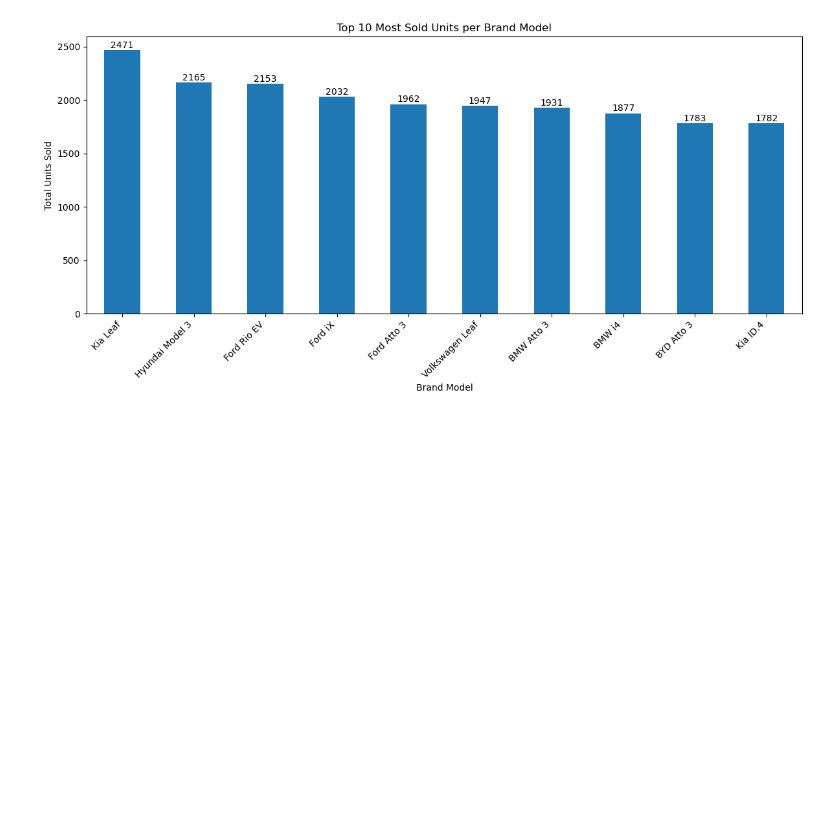
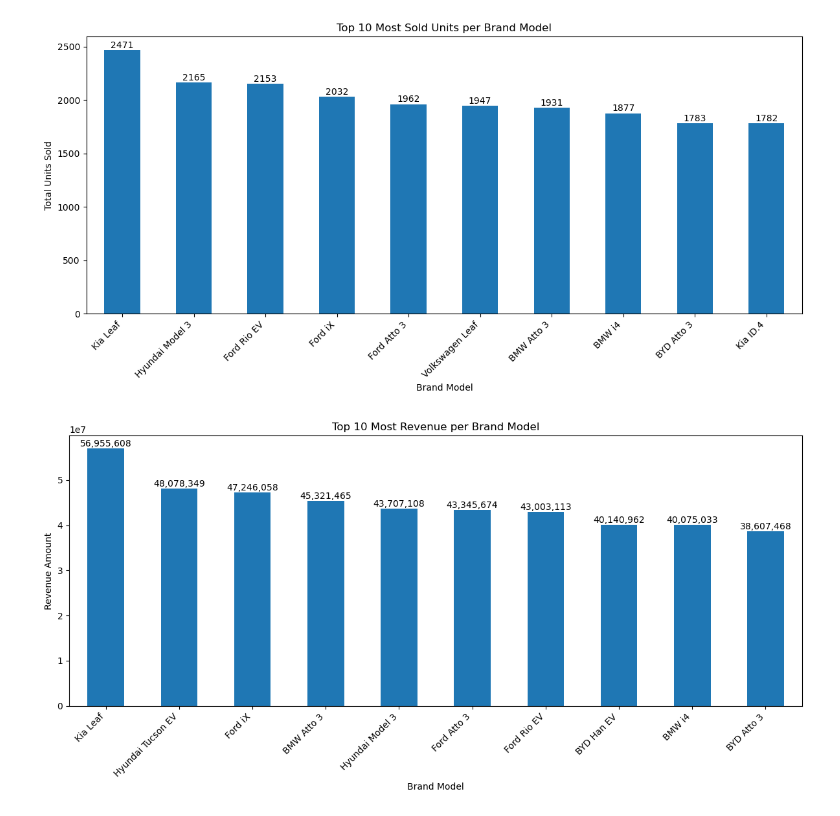
Before and after one commit to FlazeFy2/DS-Electric-Vehicle-EV-Sales-and-Adoption, a Jupyter notebook: exploratory data analysis-bar.ipynb, the cells around one changed output. Saved outputs shown, nothing was run; the diff lists cells and outputs as text; code cells hidden in the pictures; blank space fills up the shorter version.

Commit message:
[DS] Exploratory Data Analysis (EDA) - Bar Chart Top 10 Most Revenue per Brand Model

```diff
--- a/exploratory data analysis-bar.ipynb
+++ b/exploratory data analysis-bar.ipynb
@@ -26,3 +26,31 @@ plt.tight_layout()
 plt.show()
 # %% [output]
 [figure]
+# %%
+import pandas as pd
+import matplotlib.pyplot as plt
+import numpy as np
+
+# Exploratory Data Analysis (EDA) - Bar Chart Top 10 Most Revenue per Brand Model
+df = pd.read_csv("train.csv")
+
+# Dataset
+df["Brand Model"] = df["Brand"] + " " + df["Model"]
+
+# Group & Sum Unit Sold
+revenue_per_model = df.groupby("Brand Model")["Revenue"].sum().sort_values(ascending=False).head(10)
+
+# Plot Bar Chart
+plt.figure(figsize=(12, 6))
+ax = units_sold_per_model.plot(kind='bar')
+# Label
+for i, value in enumerate(revenue_per_model):
+    plt.text(i, value + 1, f"{value:,.0f}", ha='center', va='bottom')
+plt.title("Top 10 Most Revenue per Brand Model")
+plt.xlabel("Brand Model")
+plt.ylabel("Revenue Amount")
+plt.xticks(rotation=45, ha='right')
+plt.tight_layout()
+plt.show()
+# %% [output]
+[figure, added]
```
